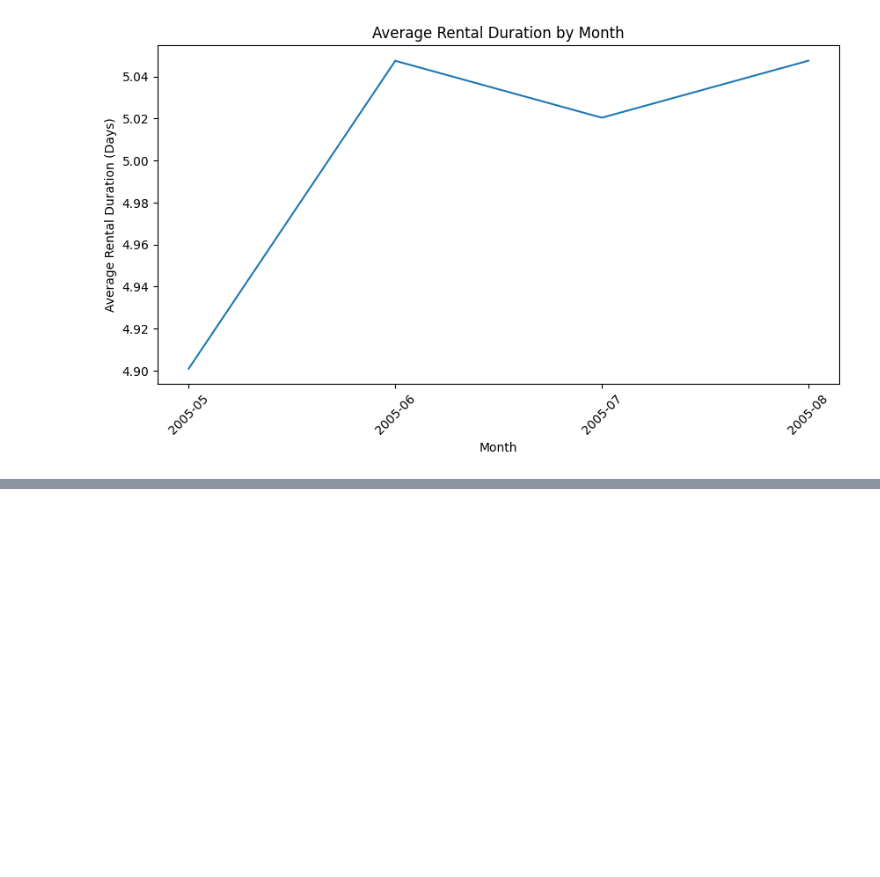
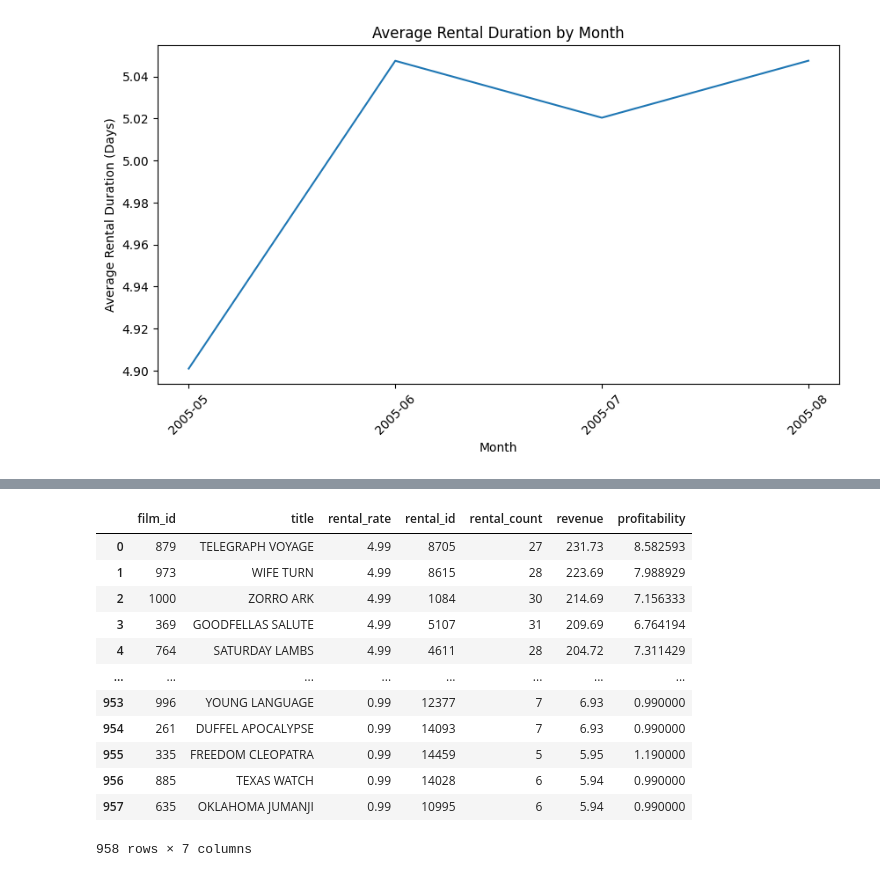
Before and after one commit to richardwarepam16/Rental_Analysis_using_Python_and_SQL, a Jupyter notebook: Sakila.ipynb, the cells around one changed output, grey strips where cells are left out. Cells and saved outputs as stored; diff of their text form; code cells hidden in the pictures; blank space fills up the shorter version.

```diff
--- a/Sakila.ipynb
+++ b/Sakila.ipynb
@@ -425,0 +518,11 @@ frequent_itemsets = apriori(pivoted_df, min_support=0.05, use_colnames=True)
+# %%
+df_rentals = pd.read_sql_query('''
+    SELECT i.film_id, f.title, f.rental_rate, r.rental_id, COUNT(DISTINCT r.customer_id) AS rental_count, SUM(p.amount) AS revenue
+    FROM inventory AS i
+    JOIN film AS f ON i.film_id = f.film_id
+    JOIN rental AS r ON i.inventory_id = r.inventory_id
+    JOIN payment AS p ON r.rental_id = p.rental_id
+    GROUP BY i.film_id
+    ORDER BY revenue DESC
+''', conn)
+df_rentals
@@ -425,0 +543,17 @@ frequent_itemsets = apriori(pivoted_df, min_support=0.05, use_colnames=True)
+# %%
+df_rentals['profitability'] = df_rentals['revenue'] / df_rentals['rental_count']
+df_rentals
+# %% [output]
+|  | film_id | title | rental_rate | rental_id | rental_count | revenue | profitability |
+| 0 | 879 | TELEGRAPH VOYAGE | 4.99 | 8705 | 27 | 231.73 | 8.582593 |
+| 1 | 973 | WIFE TURN | 4.99 | 8615 | 28 | 223.69 | 7.988929 |
+| 2 | 1000 | ZORRO ARK | 4.99 | 1084 | 30 | 214.69 | 7.156333 |
+| 3 | 369 | GOODFELLAS SALUTE | 4.99 | 5107 | 31 | 209.69 | 6.764194 |
+| 4 | 764 | SATURDAY LAMBS | 4.99 | 4611 | 28 | 204.72 | 7.311429 |
+| ... | ... | ... | ... | ... | ... | ... | ... |
+| 953 | 996 | YOUNG LANGUAGE | 0.99 | 12377 | 7 | 6.93 | 0.990000 |
+| 954 | 261 | DUFFEL APOCALYPSE | 0.99 | 14093 | 7 | 6.93 | 0.990000 |
+| 955 | 335 | FREEDOM CLEOPATRA | 0.99 | 14459 | 5 | 5.95 | 1.190000 |
+| 956 | 885 | TEXAS WATCH | 0.99 | 14028 | 6 | 5.94 | 0.990000 |
+| 957 | 635 | OKLAHOMA JUMANJI | 0.99 | 10995 | 6 | 5.94 | 0.990000 |
+958 rows × 7 columns
```
Also changed, not shown: parts of 45 cells of this notebook.
